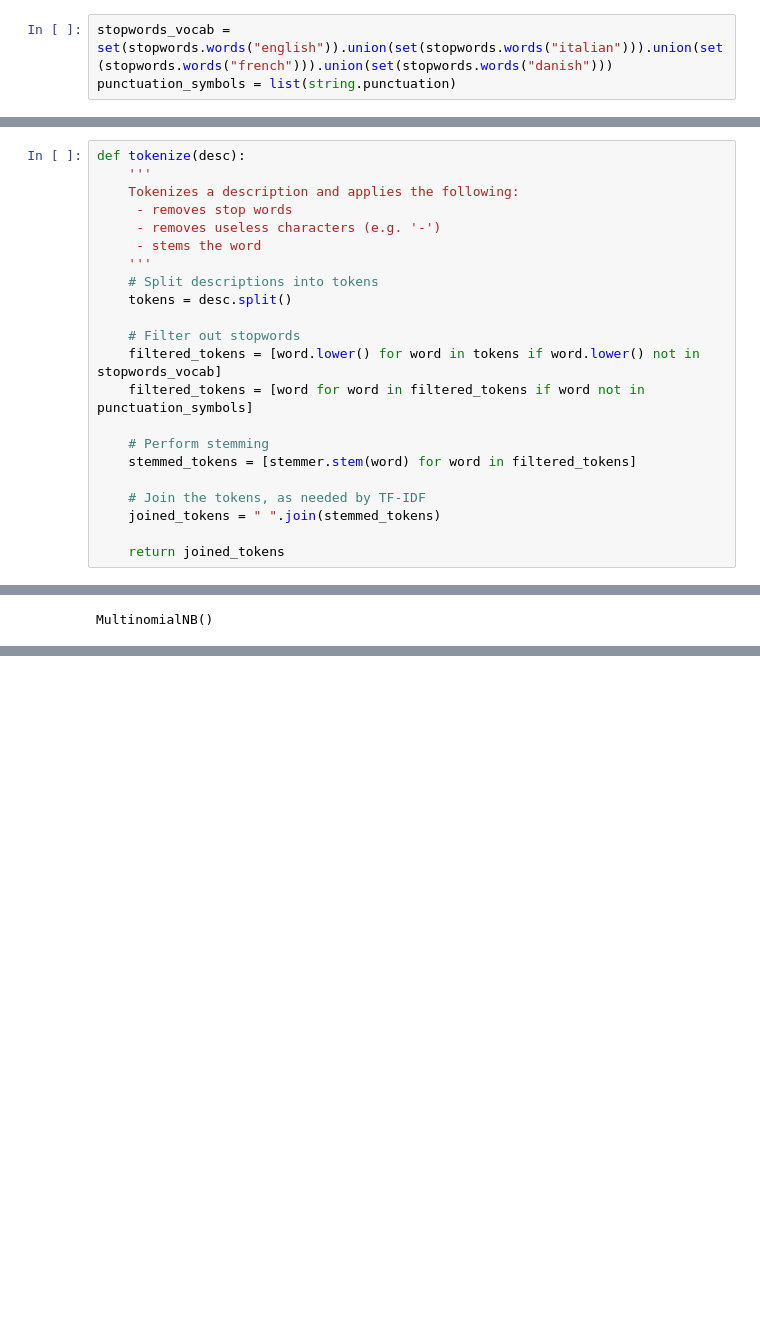
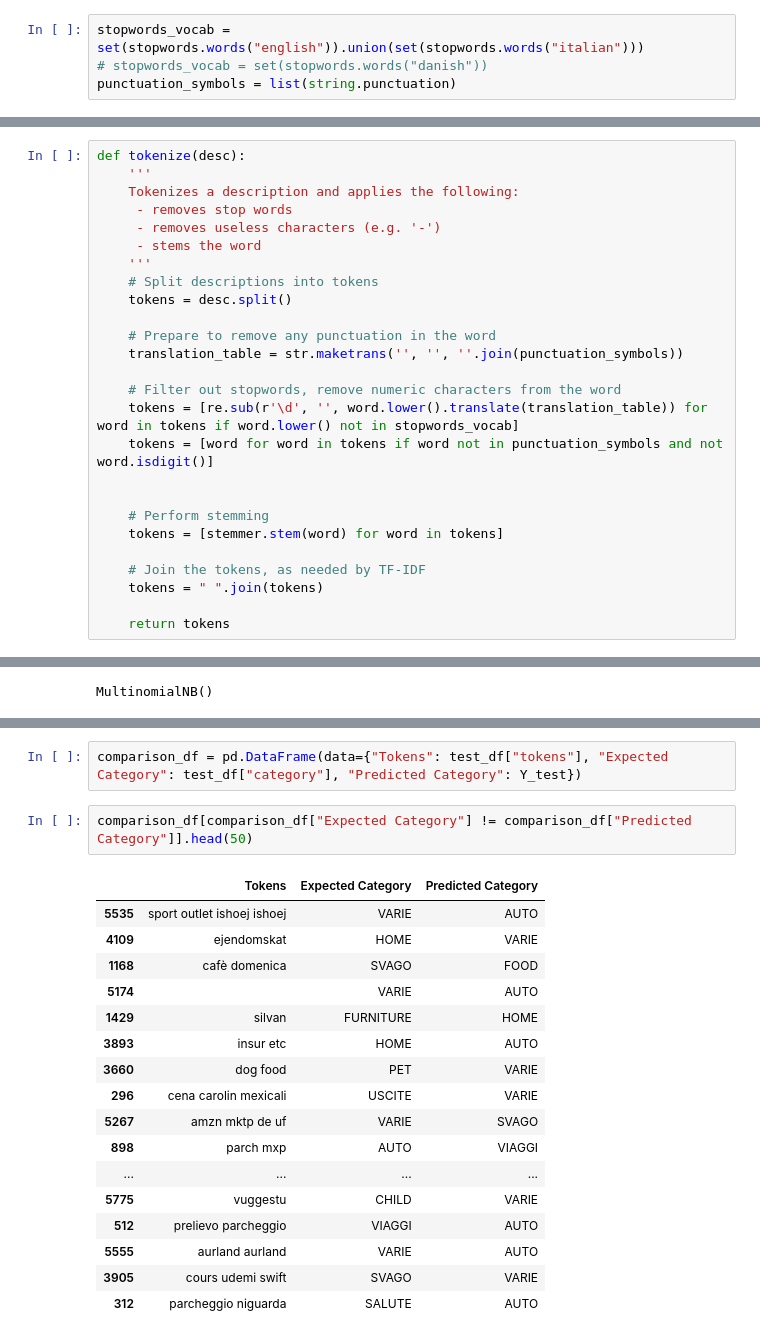
Before and after one commit to nicolasances/ml-notebooks, a Jupyter notebook: toto/toto-expenses-category-predict.ipynb, the cells around one changed output, grey strips where cells are left out. Cells and saved outputs as stored; diff of their text form; blank space fills up the shorter version.

```diff
--- a/toto/toto-expenses-category-predict.ipynb
+++ b/toto/toto-expenses-category-predict.ipynb
@@ -80,5 +80,6 @@ corpus = [
 # %%
-stopwords_vocab = set(stopwords.words("english")).union(set(stopwords.words("italian"))).union(set(stopwords.words("french"))).union(set(stopwords.words("danish")))
+stopwords_vocab = set(stopwords.words("english")).union(set(stopwords.words("italian")))
+# stopwords_vocab = set(stopwords.words("danish"))
 punctuation_symbols = list(string.punctuation)
 # %%
 stemmer = PorterStemmer()
@@ -93,17 +94,21 @@ def tokenize(desc):
     # Split descriptions into tokens
     tokens = desc.split()
 
-    # Filter out stopwords
-    filtered_tokens = [word.lower() for word in tokens if word.lower() not in stopwords_vocab]
-    filtered_tokens = [word for word in filtered_tokens if word not in punctuation_symbols]
+    # Prepare to remove any punctuation in the word
+    translation_table = str.maketrans('', '', ''.join(punctuation_symbols))
+
+    # Filter out stopwords, remove numeric characters from the word
+    tokens = [re.sub(r'\d', '', word.lower().translate(translation_table)) for word in tokens if word.lower() not in stopwords_vocab]
+    tokens = [word for word in tokens if word not in punctuation_symbols and not word.isdigit()]
+
 
     # Perform stemming
-    stemmed_tokens = [stemmer.stem(word) for word in filtered_tokens]
+    tokens = [stemmer.stem(word) for word in tokens]
 
     # Join the tokens, as needed by TF-IDF
-    joined_tokens = " ".join(stemmed_tokens)
+    tokens = " ".join(tokens)
 
-    return joined_tokens
+    return tokens
 # %%
 # Create a new column "tokens" that contains the processed descriptions
 features.loc[:,"tokens"] = features["description"].apply(tokenize)
@@ -173,0 +200,22 @@ print(accuracy)
+# %%
+comparison_df = pd.DataFrame(data={"Tokens": test_df["tokens"], "Expected Category": test_df["category"], "Predicted Category": Y_test})
+# %%
+comparison_df[comparison_df["Expected Category"] != comparison_df["Predicted Category"]].head(50)
+# %% [output]
+|  | Tokens | Expected Category | Predicted Category |
+| 5535 | sport outlet ishoej ishoej | VARIE | AUTO |
+| 4109 | ejendomskat | HOME | VARIE |
+| 1168 | cafè domenica | SVAGO | FOOD |
+| 5174 |  | VARIE | AUTO |
+| 1429 | silvan | FURNITURE | HOME |
+| 3893 | insur etc | HOME | AUTO |
+| 3660 | dog food | PET | VARIE |
+| 296 | cena carolin mexicali | USCITE | VARIE |
+| 5267 | amzn mktp de uf | VARIE | SVAGO |
+| 898 | parch mxp | AUTO | VIAGGI |
+| ... | ... | ... | ... |
+| 5775 | vuggestu | CHILD | VARIE |
+| 512 | prelievo parcheggio | VIAGGI | AUTO |
+| 5555 | aurland aurland | VARIE | AUTO |
+| 3905 | cours udemi swift | SVAGO | VARIE |
+| 312 | parcheggio niguarda | SALUTE | AUTO |
```
Also changed, not shown: parts of 31 cells of this notebook, 2 other files.
